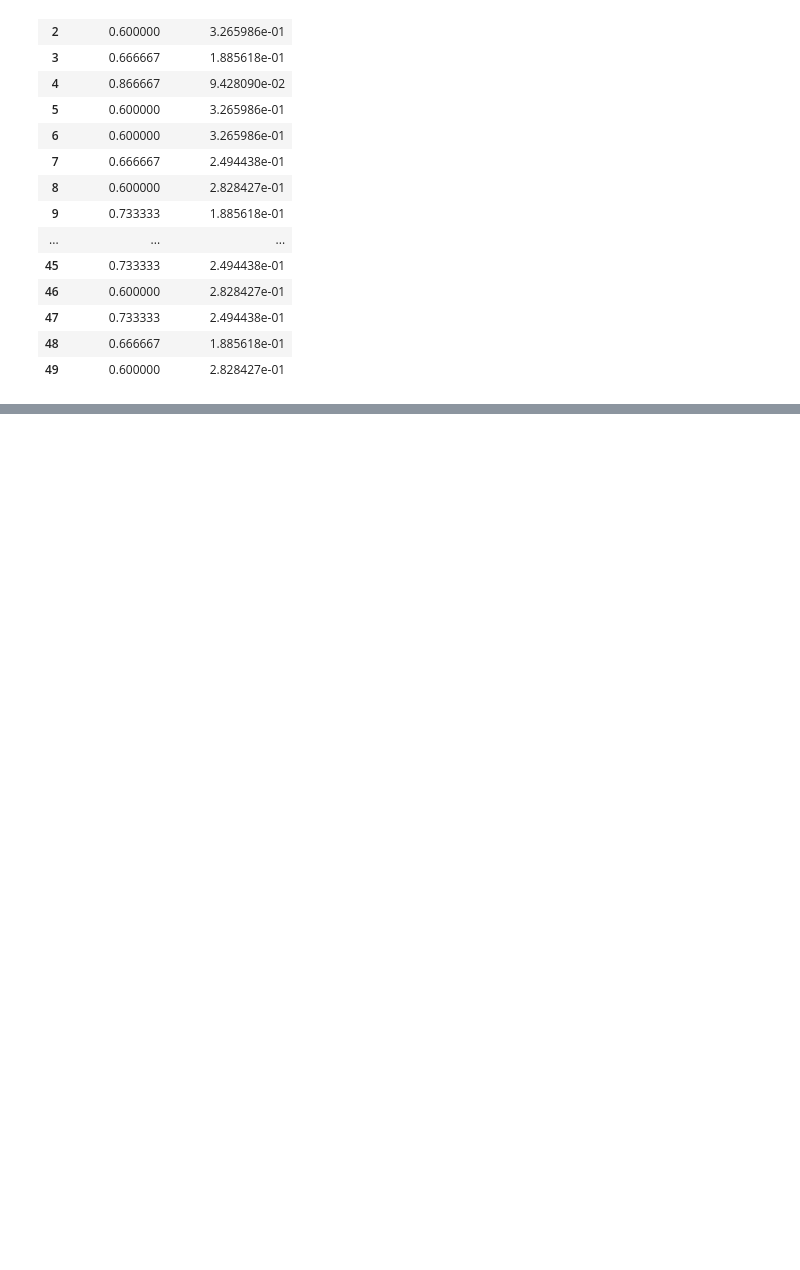
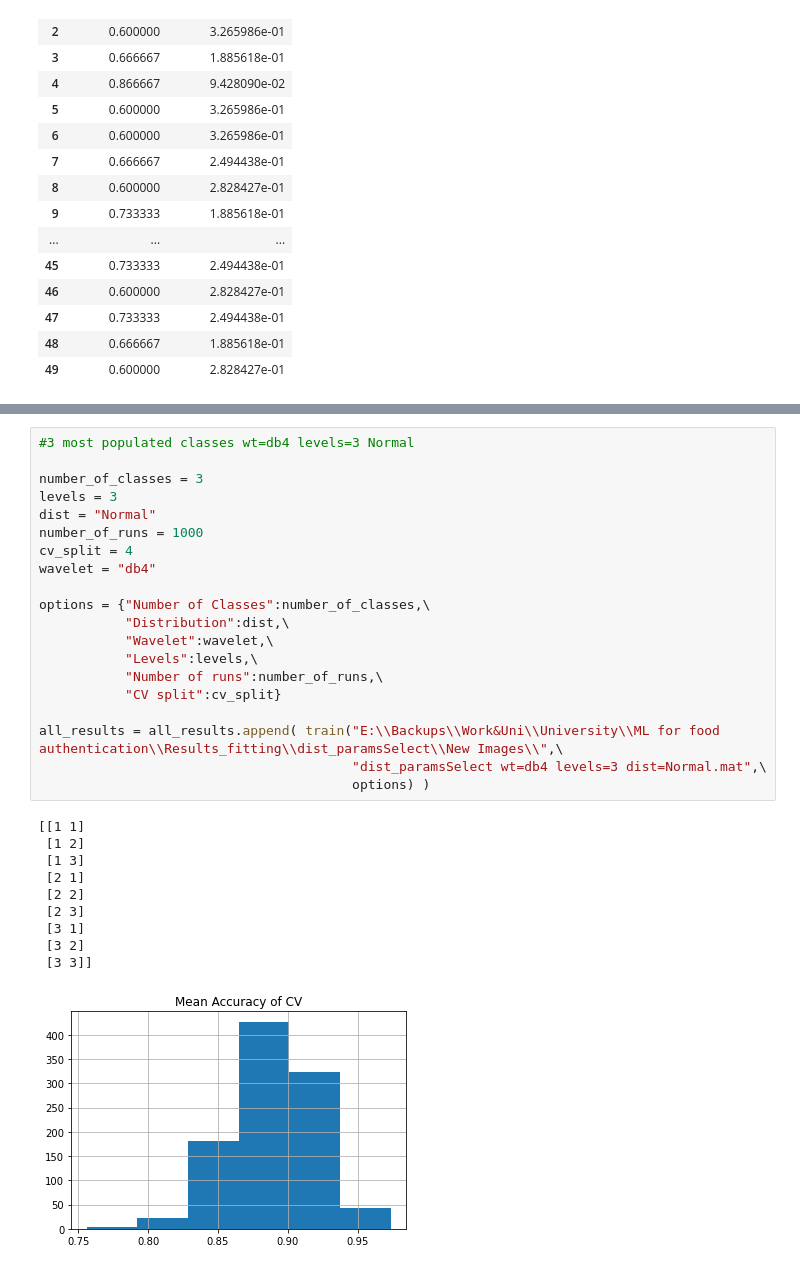
Before and after one commit to papandreas42/MLforHoney, a Jupyter notebook: wavelet_decomposition.ipynb, the cells around one changed output, grey strips where cells are left out. Cells and saved outputs as stored; diff of their text form; blank space fills up the shorter version.

```diff
--- a/wavelet_decomposition.ipynb
+++ b/wavelet_decomposition.ipynb
@@ -996,2 +919,33 @@ max         0.975000            0.166471
+# %%
+#3 most populated classes wt=db4 levels=3 Normal
+
+number_of_classes = 3
+levels = 3
+dist = "Normal"
+number_of_runs = 1000
+cv_split = 4
+wavelet = "db4"
+
+options = {"Number of Classes":number_of_classes,\
+           "Distribution":dist,\
+           "Wavelet":wavelet,\
+           "Levels":levels,\
+           "Number of runs":number_of_runs,\
+           "CV split":cv_split}
+
+all_results = all_results.append( train("E:\\Backups\\Work&Uni\\University\\ML for food authentication\\Results_fitting\\dist_paramsSelect\\New Images\\",\
+                                        "dist_paramsSelect wt=db4 levels=3 dist=Normal.mat",\
+                                        options) )
+# %% [output]
+[[1 1]
+ [1 2]
+ [1 3]
+ [2 1]
+ [2 2]
+ [2 3]
+ [3 1]
+ [3 2]
+ [3 3]]
+[figure, added]
 # %%
 #3 most populated classes wt=db4 levels=3 tLocationScale
```
Also changed, not shown: parts of 14 cells of this notebook.
